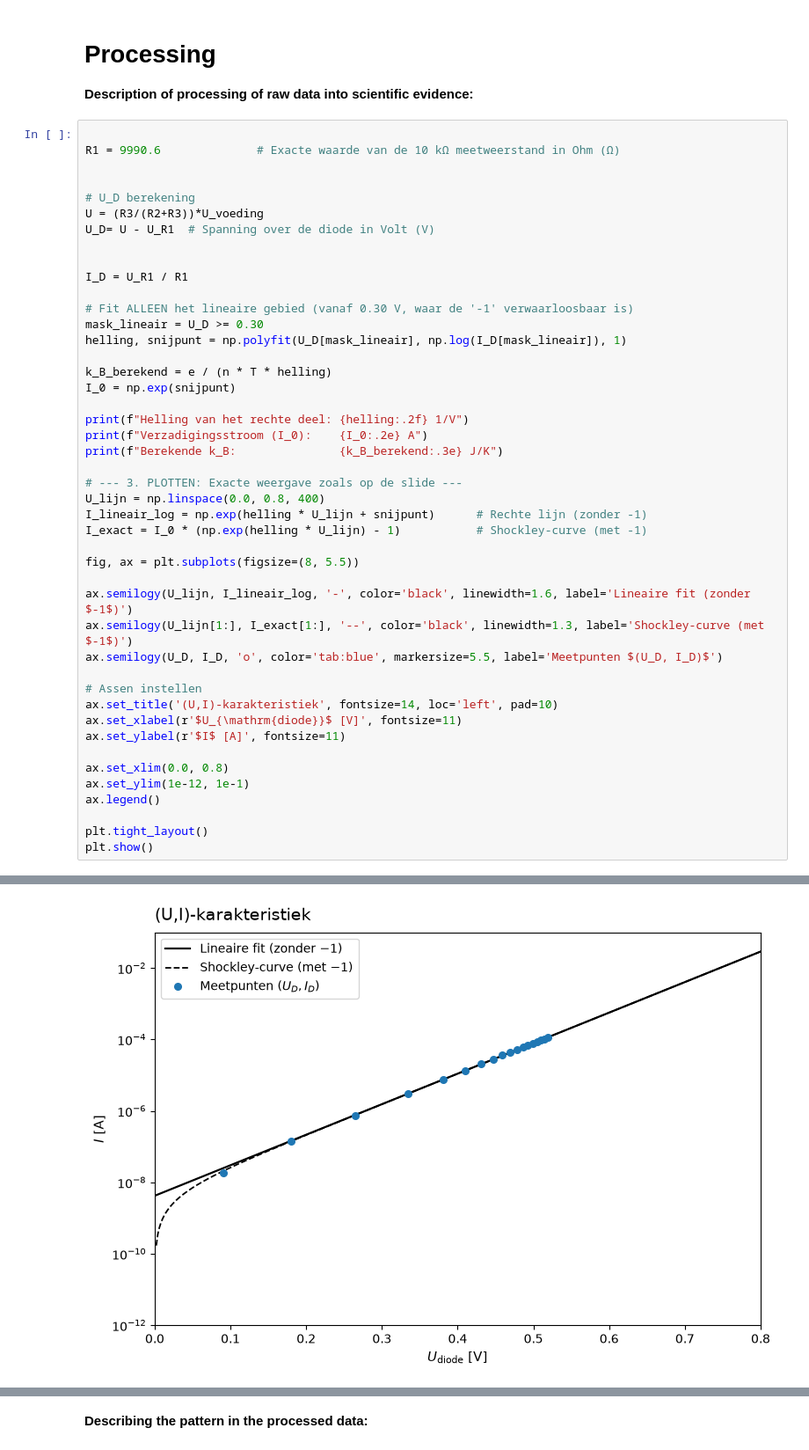
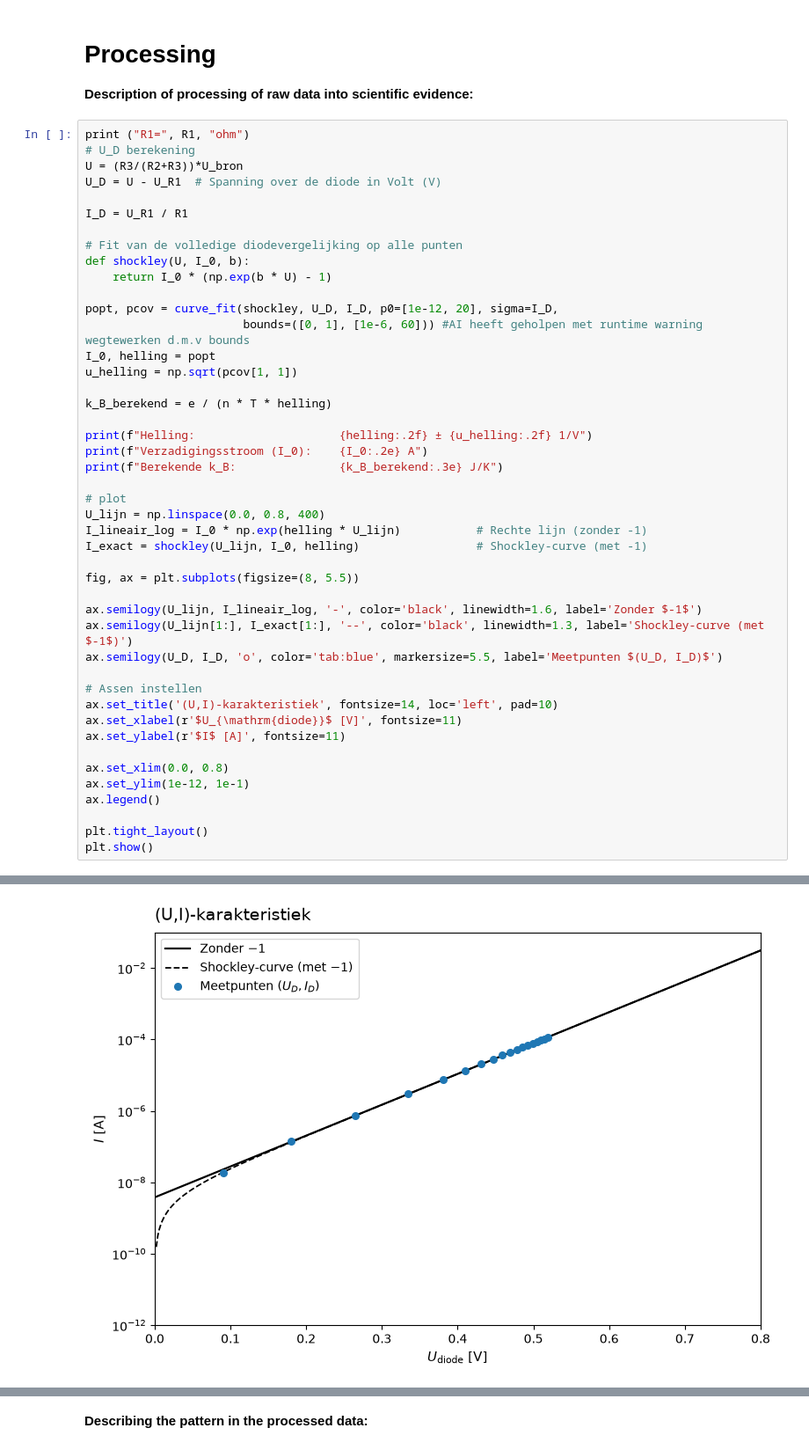
Before and after one commit to StudentJesse/IP2test, a Jupyter notebook: BM_labjournaal.ipynb, the cells around one changed output, grey strips where cells are left out. Shown at 88% size. Cells and saved outputs as stored; diff of their text form.

```diff
--- a/BM_labjournaal.ipynb
+++ b/BM_labjournaal.ipynb
@@ -173,36 +179,36 @@ U_R1 = np.array([1.11943, 1.03290, 0.94670, 0.86081, 0.77532, 0.69046,
 # Processing
 **Description of processing of raw data into scientific evidence:**
 # %%
-
-R1 = 9990.6              # Exacte waarde van de 10 kΩ meetweerstand in Ohm (Ω)
-
-
+print ("R1=", R1, "ohm")
 # U_D berekening
-U = (R3/(R2+R3))*U_voeding
-U_D= U - U_R1  # Spanning over de diode in Volt (V)
-
+U = (R3/(R2+R3))*U_bron
+U_D = U - U_R1  # Spanning over de diode in Volt (V)
 
 I_D = U_R1 / R1
 
-# Fit ALLEEN het lineaire gebied (vanaf 0.30 V, waar de '-1' verwaarloosbaar is)
-mask_lineair = U_D >= 0.30
-helling, snijpunt = np.polyfit(U_D[mask_lineair], np.log(I_D[mask_lineair]), 1)
+# Fit van de volledige diodevergelijking op alle punten
+def shockley(U, I_0, b):
+    return I_0 * (np.exp(b * U) - 1)
+
+popt, pcov = curve_fit(shockley, U_D, I_D, p0=[1e-12, 20], sigma=I_D,
+                       bounds=([0, 1], [1e-6, 60])) #AI heeft geholpen met runtime warning wegtewerken d.m.v bounds
+I_0, helling = popt
+u_helling = np.sqrt(pcov[1, 1])
 
 k_B_berekend = e / (n * T * helling)
-I_0 = np.exp(snijpunt)
 
-print(f"Helling van het rechte deel: {helling:.2f} 1/V")
+print(f"Helling:                     {helling:.2f} ± {u_helling:.2f} 1/V")
 print(f"Verzadigingsstroom (I_0):    {I_0:.2e} A")
 print(f"Berekende k_B:               {k_B_berekend:.3e} J/K")
 
-# --- 3. PLOTTEN: Exacte weergave zoals op de slide ---
+# plot
 U_lijn = np.linspace(0.0, 0.8, 400)
-I_lineair_log = np.exp(helling * U_lijn + snijpunt)      # Rechte lijn (zonder -1)
-I_exact = I_0 * (np.exp(helling * U_lijn) - 1)           # Shockley-curve (met -1)
+I_lineair_log = I_0 * np.exp(helling * U_lijn)           # Rechte lijn (zonder -1)
+I_exact = shockley(U_lijn, I_0, helling)                 # Shockley-curve (met -1)
 
 fig, ax = plt.subplots(figsize=(8, 5.5))
 
-ax.semilogy(U_lijn, I_lineair_log, '-', color='black', linewidth=1.6, label='Lineaire fit (zonder $-1$)')
+ax.semilogy(U_lijn, I_lineair_log, '-', color='black', linewidth=1.6, label='Zonder $-1$')
 ax.semilogy(U_lijn[1:], I_exact[1:], '--', color='black', linewidth=1.3, label='Shockley-curve (met $-1$)')
 ax.semilogy(U_D, I_D, 'o', color='tab:blue', markersize=5.5, label='Meetpunten $(U_D, I_D)$')
 
@@ -224,4 +231,4 @@ Berekende k_B:               1.374e-23 J/K
-[figure, old version]
+[figure, new version]
 # %%
 
 # 1. definitie log model
```
Also changed, not shown: parts of 6 cells of this notebook.
